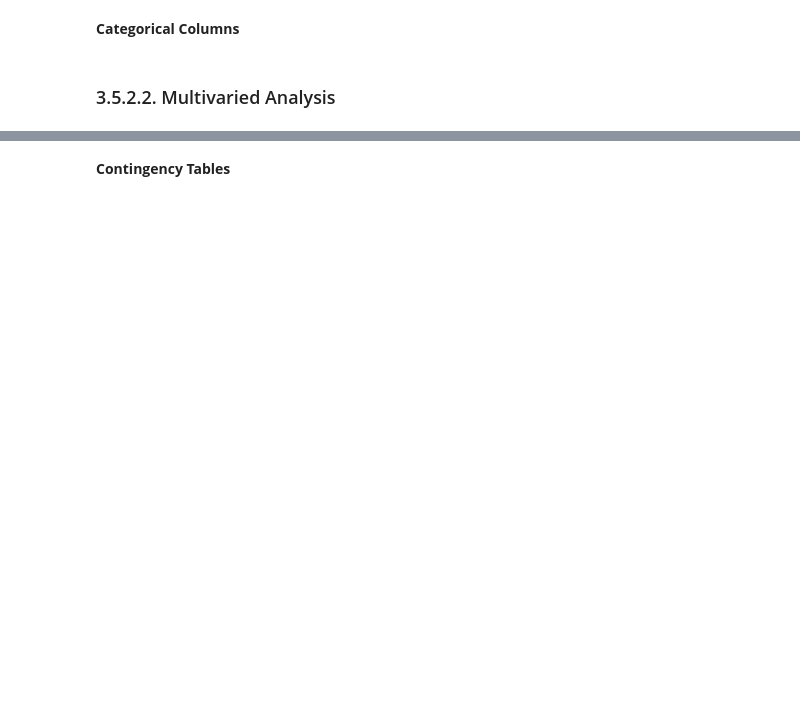
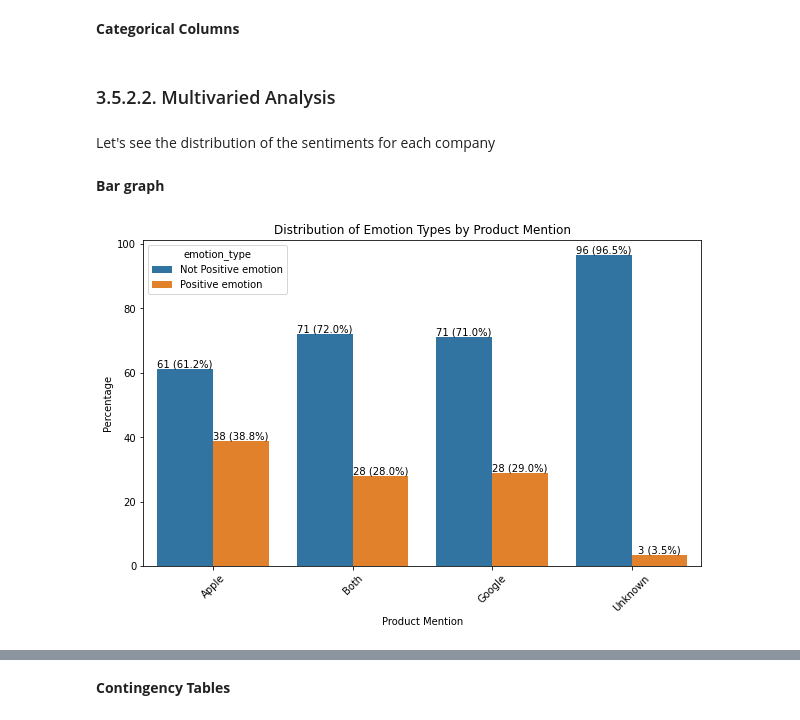
Before and after one commit to mbarriola96/Brands-product_emotions_analysis, a Jupyter notebook: 00_primary_notebook.ipynb, the cells around one changed output, grey strips where cells are left out. Saved outputs shown, nothing was run; the diff lists cells and outputs as text; code cells hidden in the pictures; blank space fills up the shorter version.

```diff
--- a/00_primary_notebook.ipynb
+++ b/00_primary_notebook.ipynb
@@ -104,3 +199,11 @@ df_tweets.dtypes
 **Categorical Columns**
 # %% [markdown]
 ### 3.5.2.2. Multivaried Analysis
+# %% [markdown]
+Let's see the distribution of the sentiments for each company
+# %% [markdown]
+**Bar graph**
+# %%
+plot_emotion_distribution(df_tweets)
+# %% [output]
+[figure, added]
```
Also changed, not shown: parts of 43 cells of this notebook, 3 other files.
